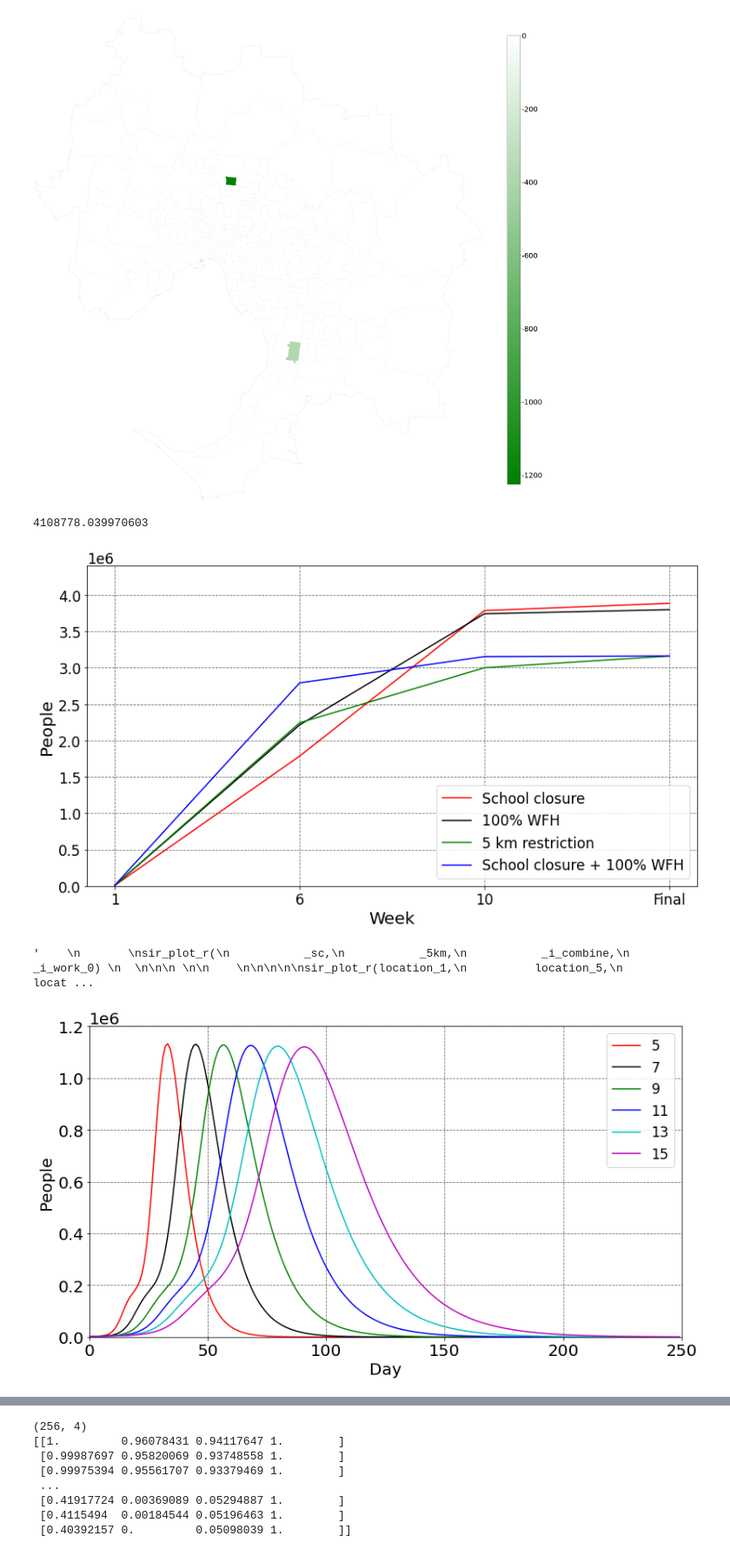
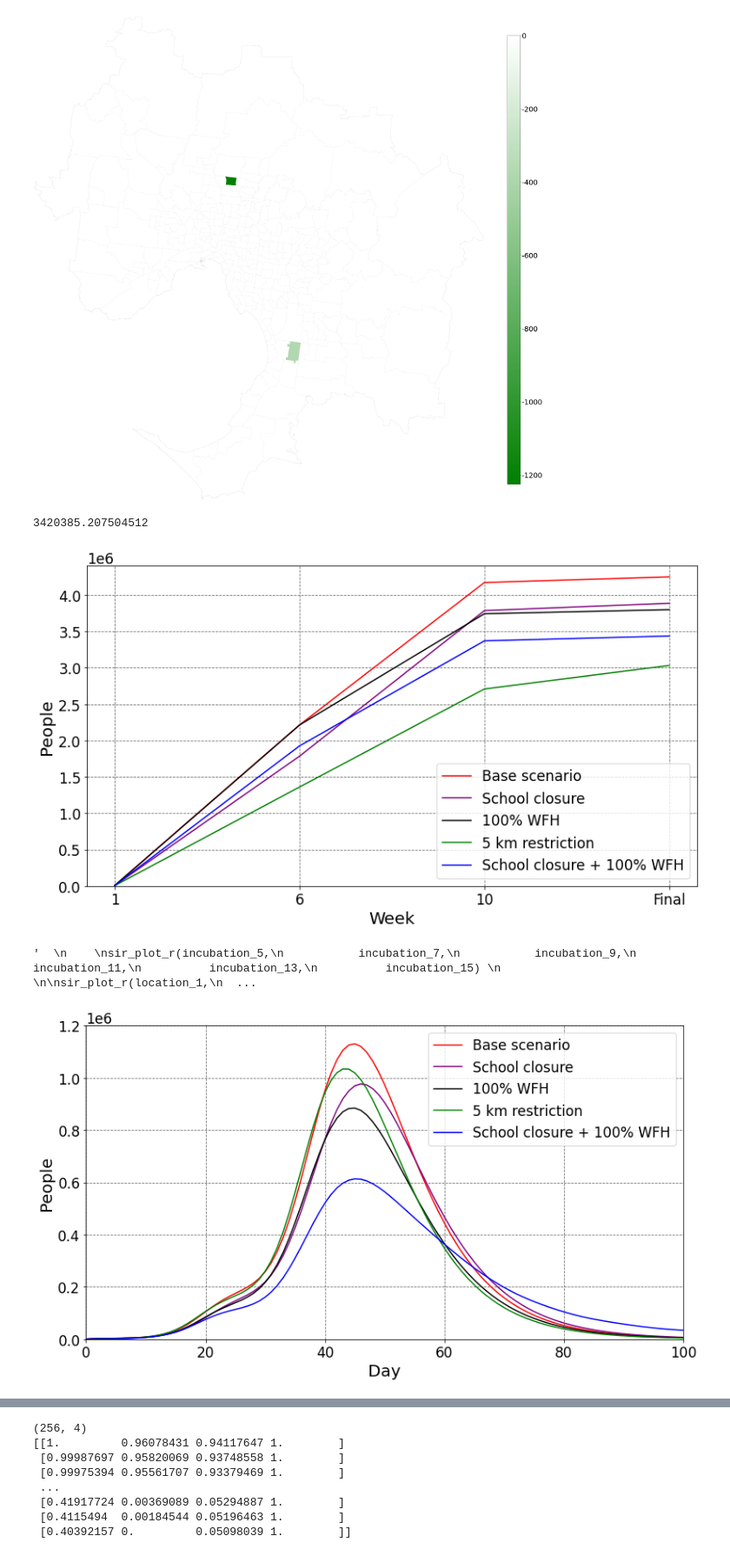
Before and after one commit to captainnemo2005/compartmentmodel, a Jupyter notebook: GoldenModel.ipynb, the cells around one changed output, grey strips where cells are left out. Shown at 87% size. Cells and saved outputs as stored; diff of their text form; code cells hidden in the pictures.

```diff
--- a/GoldenModel.ipynb
+++ b/GoldenModel.ipynb
@@ -10,9 +10,9 @@ OD_Matrix_pt_75.csv
 population_pc_75.csv
 population.csv
 """
-percent_pop = "sc"
-folder = "schoolclosure"
-incubation = 15
+percent_pop = "base"
+folder = "basecase"
+incubation = 7
 
 
 melbourne_pc = pd.read_csv('data/'+folder+'/population_pc_'+percent_pop+'.csv', sep=',',header=None)
@@ -221,14 +227,18 @@ plt.show()
 total_infect = np.sum(res['baseline'][4]) + np.sum(res['baseline'][5])
 total_infect
 # %% [output]
-4108778.039970603
+3420385.207504512
 # %%
+import numpy as np
+import  matplotlib.pyplot as plt
+
 agg_base_case         = np.array([8628,2214375,4170893,4248774])
 agg_sc                = np.array([8015,1784815,3784891,3885712])
-agg_5km               = np.array([9279,2242947,2998894,3160171])
+agg_5km               = np.array([5588,1360844,2707417,3030769])
 agg_staggered         = np.array([9324,2208397,4170446,4248850])
 agg_i_work_0          = np.array([8099,2213348,3741663,3797624])
-agg_i_combine         = np.array([10522,2790937,3152355,3161665])
+agg_i_combine         = np.array([7114,1925783,3368834,3435296])
+agg_base_case         = np.array([8628,2214375,4170893,4248774])
 results = '/Users/cptnemo2005/Desktop/SEIR/results/'
 def sir_plot_r(x,y,z,a,b):
     plt.figure(figsize=(13,7))
@@ -236,8 +246,8 @@ def sir_plot_r(x,y,z,a,b):
     plt.ylim(0, 4400000,1)
     plt.xlabel("Week",fontsize=20) # Text for X-Axis
     plt.ylabel("People",fontsize=20)
-    #plt.plot(x, color='red',label='SIR-M base case')
-    plt.plot(y, color='red',label='School closure ')
+    plt.plot(x, color='red',label='Base scenario')
+    plt.plot(y, color='purple',label='School closure ')
     plt.plot(b, color='black',label='100% WFH')
     plt.plot(z, color='green',label='5 km restriction')
     plt.plot(a, color='blue',label='School closure + 100% WFH')
@@ -254,7 +264,7 @@ sir_plot_r(agg_base_case,
            agg_i_combine,
            agg_i_work_0)
 # %% [output]
-[figure, old version]
+[figure, new version]
 # %%
 _i_work_0   = res['baseline'][2][::12,1] + res['baseline'][0][::12,1]
 # %%
@@ -263,6 +273,8 @@ _sc         = res['baseline'][2][::12,1] + res['baseline'][0][::12,1]
 _5km  = res['baseline'][2][::12,1] + res['baseline'][0][::12,1]
 # %%
 _i_combine  = res['baseline'][2][::12,1] + res['baseline'][0][::12,1]
+# %%
+_base  = res['baseline'][2][::12,1] + res['baseline'][0][::12,1]
 # %%
 location_1 = res['baseline'][2][::12,1] + res['baseline'][0][::12,1]
 # %%
@@ -290,65 +302,60 @@ incubation_15 = res['baseline'][2][::12,1] + res['baseline'][0][::12,1]
 # %%
 work_restriction_result = '/Users/cptnemo2005/Desktop/SEIR/results/workrestriction/'
 
-def sir_plot_r(x,y,z,a,b,c):
+def sir_plot_r(x,y,z,a,b):
     plt.figure(figsize=(13,7))
-    plt.xlim(0,250,1)
+    plt.xlim(0,100,1)
     plt.ylim(0, 1200000,100000)
     plt.xlabel("Day",fontsize=20) # Text for X-Axis
     plt.ylabel("People",fontsize=20)
-    plt.plot(x, color='red',label='5')
-    plt.plot(y, color='k',label='7')
-    plt.plot(z, color='green',label='9')
-    plt.plot(a, color='blue',label='11')
-    plt.plot(b, color='c',label='13')
-    plt.plot(c, color='m',label='15')
+    plt.plot(x, color='red',label='Base scenario')
+    plt.plot(y, color='purple',label='School closure ')
+    plt.plot(b, color='black',label='100% WFH')
+    plt.plot(z, color='green',label='5 km restriction')
+    plt.plot(a, color='blue',label='School closure + 100% WFH')
     #plt.plot(c, color='k',label='30')
     plt.grid(b=True, which='major', color='#666666', linestyle='--')
     plt.rc('xtick',labelsize=20)
     plt.rc('ytick',labelsize=20)
     plt.legend(loc=1, prop={'size':17})
 
-    #plt.savefig(results + 'policies-'+str(incubation)+ '.jpg')
-    plt.savefig('/Users/cptnemo2005/Desktop/SEIR/results/submission/incubation-analysis.jpg')
+    plt.savefig('/Users/cptnemo2005/Desktop/SEIR/results/submission/policies-'+str(incubation)+ '.jpg')
+    #plt.savefig('/Users/cptnemo2005/Desktop/SEIR/results/submission/incubation-analysis.jpg')
     #plt.savefig('/Users/cptnemo2005/Desktop/SEIR/results/submission/initial-location-analysis.jpg')
 
+
+
+
+sir_plot_r(_base,
+            _sc,
+           _i_work_0,
+           _5km,
+           _i_combine
+          )
+
+
+"""
 
 sir_plot_r(incubation_5,
            incubation_7,
            incubation_9,
            incubation_11,
           incubation_13,
           incubation_15)
-
-"""
-
-sir_plot_r(
-           _sc,
-           _5km,
-           _i_combine,
-          _i_work_0)
-
-
-
-
-
-
-
-
 
 
 sir_plot_r(location_1,
           location_5,
           location_10,
           location_15,
           location_20,
           location_30)
 
 
 """
 # %% [output]
-'    \n       \nsir_plot_r(\n           _sc,\n           _5km,\n           _i_combine,\n          _i_work_0) \n  \n\n\n \n\n    \n\n\n\n\nsir_plot_r(location_1,\n          location_5,\n          locat ...
+'  \n    \nsir_plot_r(incubation_5,\n           incubation_7,\n           incubation_9,\n           incubation_11,\n          incubation_13,\n          incubation_15) \n  \n\nsir_plot_r(location_1,\n  ...
-[figure, old version]
+[figure, new version]
 # %%
 import numpy as np
 import matplotlib.pyplot as plt
```
Also changed, not shown: parts of 5 cells of this notebook, 34 other files.
